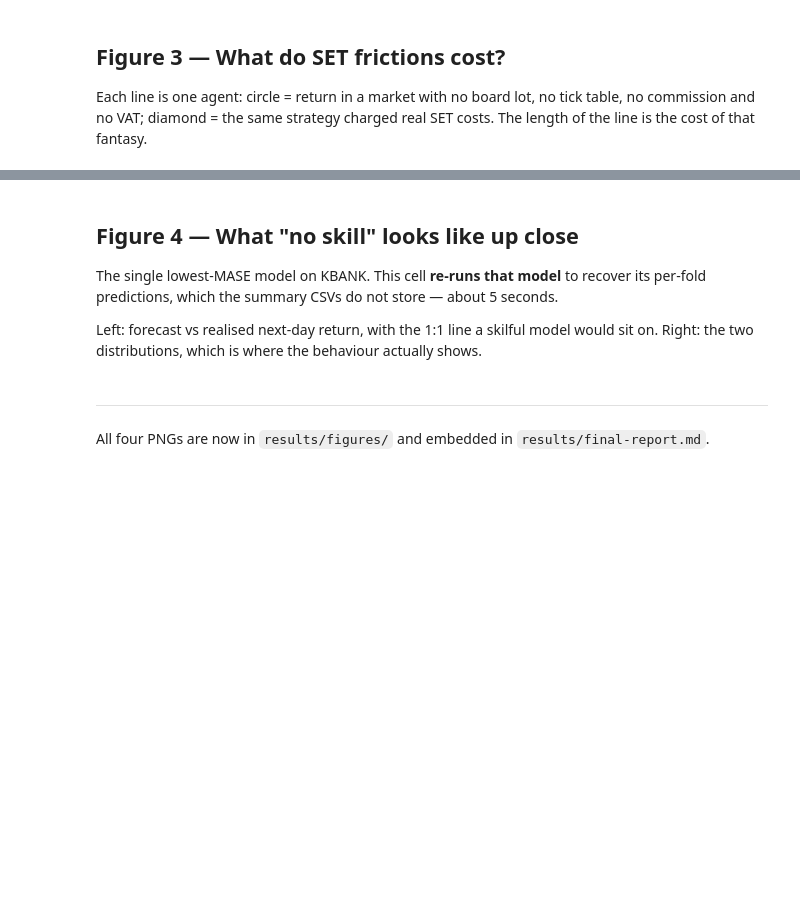
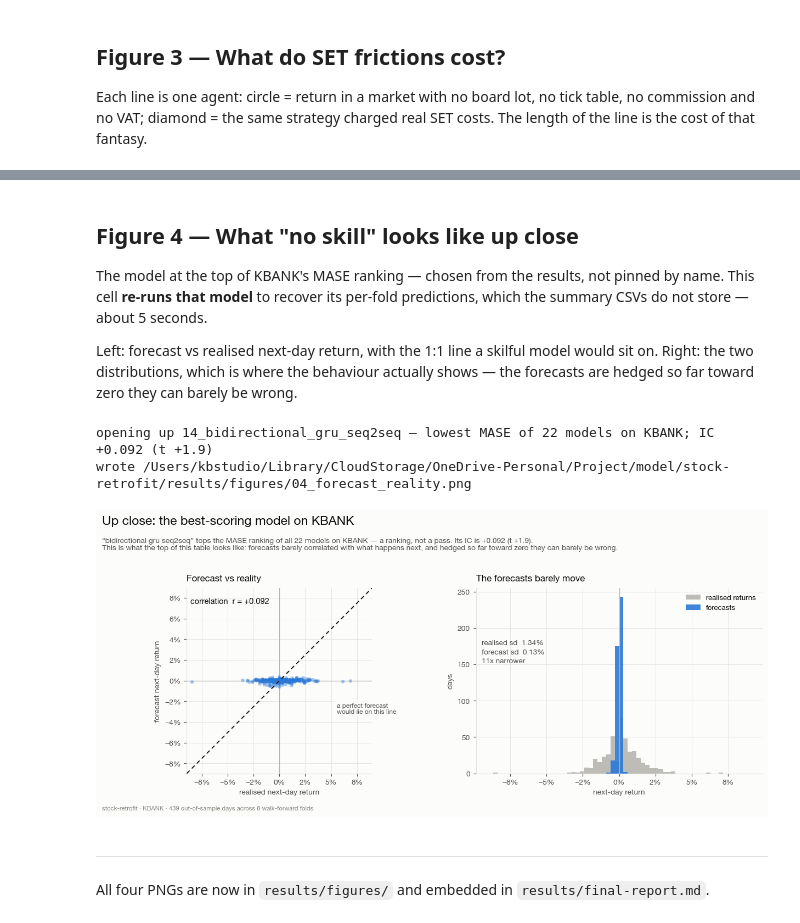
Before and after one commit to k-b-studio/stock-retrofit, a Jupyter notebook: notebooks/07_figures.ipynb, the cells around one changed output, grey strips where cells are left out. Drawn from its saved outputs; the diff is of its cells as text; code cells hidden in the pictures; blank space fills up the shorter version.

```diff
--- a/notebooks/07_figures.ipynb
+++ b/notebooks/07_figures.ipynb
@@ -298,16 +353,27 @@ print("wrote", out)
 # %% [markdown]
 ## Figure 4 — What "no skill" looks like up close
 
-The single lowest-MASE model on KBANK. This cell **re-runs that model** to recover its
-per-fold predictions, which the summary CSVs do not store — about 5 seconds.
+The model at the top of KBANK's MASE ranking — chosen from the results, not pinned by
+name. This cell **re-runs that model** to recover its per-fold predictions, which the
+summary CSVs do not store — about 5 seconds.
 
 Left: forecast vs realised next-day return, with the 1:1 line a skilful model would sit
-on. Right: the two distributions, which is where the behaviour actually shows.
+on. Right: the two distributions, which is where the behaviour actually shows — the
+forecasts are hedged so far toward zero they can barely be wrong.
 # %%
-# Which model to open up. Defaults to the lowest-MASE model on KBANK;
-# change these two lines to inspect any other config.
+# Which model to open up: the lowest-MASE model on KBANK, read from the
+# results rather than pinned by name — the ranking moves whenever the
+# harness changes. Assign `config` by hand to inspect any other config.
 symbol = "KBANK"
-config = "13_gru_seq2seq"
+_scores = load("evaluate", symbol)
+if _scores is None or not len(_scores):
+    raise RuntimeError(f"no evaluate-{symbol}.csv found — run `cli evaluate --all` first")
+_ranked = _scores[~_scores["model"].str.contains("naive_lag|always_long")]
+config = _ranked.nsmallest(1, "MASE")["model"].iloc[0]
+_row = _ranked.nsmallest(1, "MASE").iloc[0]
+_ic, _ic_t = float(_row["ic"]), float(_row["ic_t"])
+print(f"opening up {config} — lowest MASE of {len(_ranked)} models on {symbol}; "
+      f"IC {_ic:+.3f} (t {_ic_t:+.1f})")
 
 from stock_retrofit.config import EvalConfig, ModelSpec
 from stock_retrofit.data import load as load_bars
@@ -358,36 +424,40 @@ ax1.set_axisbelow(True)
 
 bins = np.linspace(-lim, lim, 61)
 ax2.hist(preds["y_true"], bins=bins, color=MUTED, alpha=0.55, label="realised returns")
 ax2.hist(preds["y_pred"], bins=bins, color=BLUE, alpha=0.9, label="forecasts")
 ax2.axvline(0, color=RULE, lw=0.9)
 ax2.xaxis.set_major_formatter(mpl.ticker.PercentFormatter(1.0, decimals=0))
 ax2.set_xlabel("next-day return")
 ax2.set_ylabel("days")
 ax2.set_title("The forecasts barely move", loc="left", pad=8)
 ax2.legend(fontsize=8.6, loc="upper right")
 ax2.set_axisbelow(True)
 
 sd_true, sd_pred = preds["y_true"].std(), preds["y_pred"].std()
 ax2.text(0.02, 0.72,
          f"realised sd  {sd_true:.2%}\nforecast sd  {sd_pred:.2%}\n"
          f"{sd_true / max(sd_pred, 1e-12):.0f}x narrower",
          transform=ax2.transAxes, fontsize=8.8, color=INK_2, va="top", linespacing=1.5)
 
 fig.suptitle(f"Up close: the best-scoring model on {symbol}",
              x=0.011, ha="left", fontsize=15, fontweight="700", y=0.99)
 fig.text(0.011, 0.918,
-         f"“{short(config)}” had the lowest MASE of all 22 models — and it still loses to the naive lag. "
-         "This is what that looks like:\nforecasts uncorrelated with what happens next, and hedged so far "
-         "toward zero they can barely be wrong.",
+         f"“{short(config)}” tops the MASE ranking of all {len(_ranked)} models on {symbol} — a ranking, not a pass. "
+         f"Its IC is {_ic:+.3f} (t {_ic_t:+.1f}).\nThis is what the top of this table looks like: forecasts barely "
+         "correlated with what happens next, and hedged so far toward zero they can barely be wrong.",
          ha="left", va="top", fontsize=9, color=INK_2)
 fig.tight_layout(rect=[0, 0.035, 1, 0.885])
 caption(fig, f"stock-retrofit · {symbol} · {len(preds)} out-of-sample days across "
              f"{preds['fold'].nunique()} walk-forward folds")
 
 out = FIGURES / "04_forecast_reality.png"
 fig.savefig(out, bbox_inches="tight")
 fig.savefig(out, bbox_inches="tight")
 print("wrote", out)
+# %% [output]
+opening up 14_bidirectional_gru_seq2seq — lowest MASE of 22 models on KBANK; IC +0.092 (t +1.9)
+wrote /Users/kbstudio/Library/CloudStorage/OneDrive-Personal/Project/model/stock-retrofit/results/figures/04_forecast_reality.png
+[figure, added]
 # %% [markdown]
 ---
 
```
Also changed, not shown: parts of 7 cells of this notebook, 28 other files.
